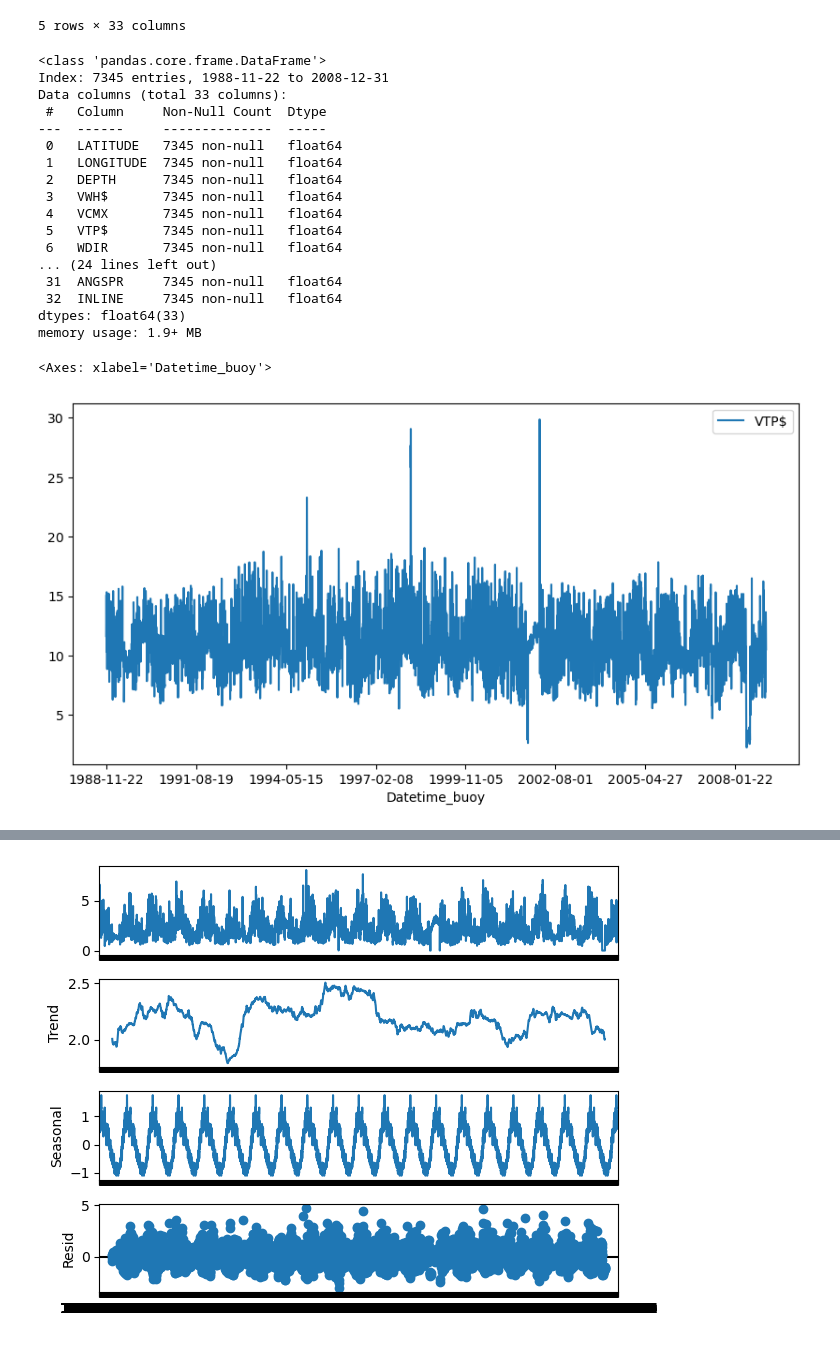
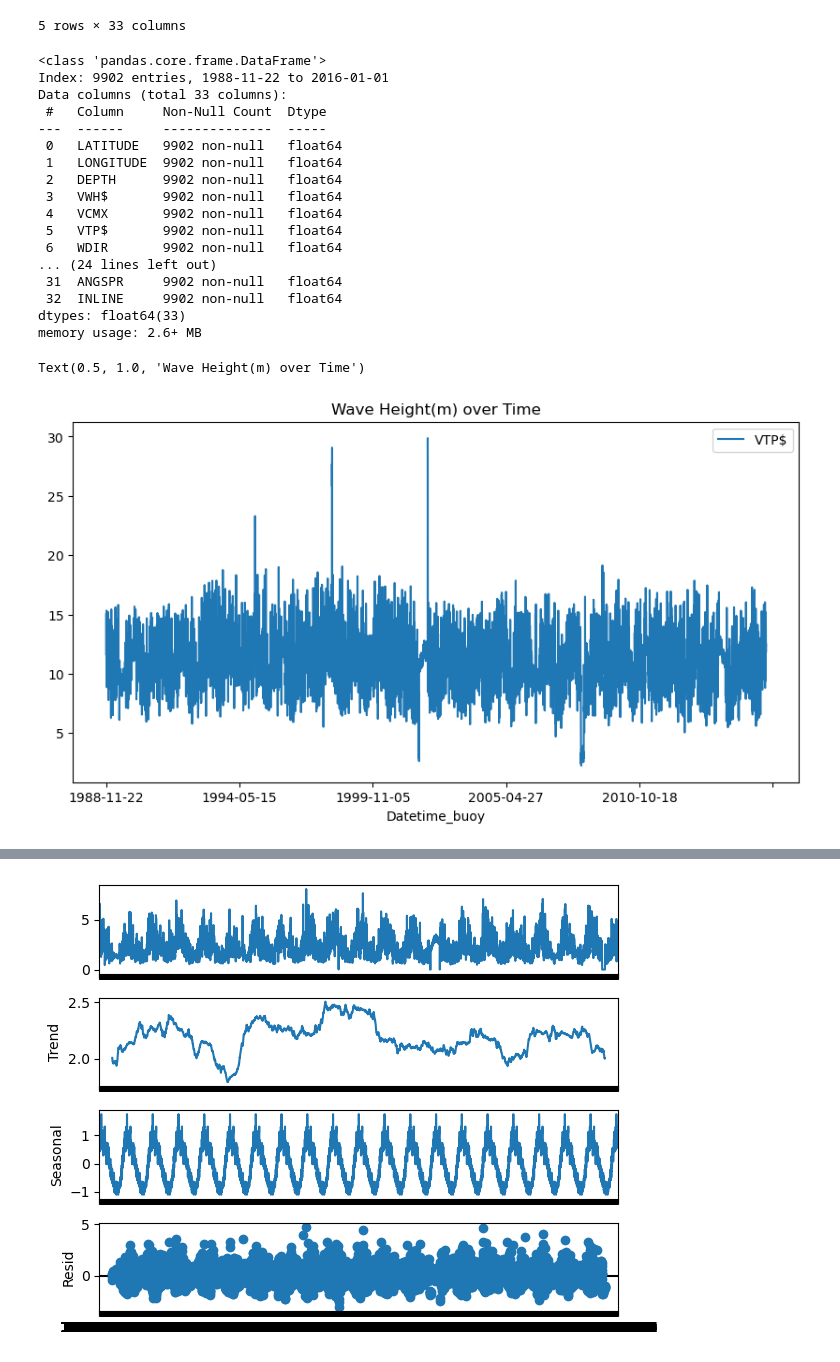
Before and after one commit to ksalango/Capstone-Project, a Jupyter notebook: Notebooks/Wave_Period_Height_TS.ipynb, the cells around one changed output, grey strips where cells are left out. Cells and saved outputs as stored; diff of their text form; code cells hidden in the pictures.

```diff
--- a/Notebooks/Wave_Period_Height_TS.ipynb
+++ b/Notebooks/Wave_Period_Height_TS.ipynb
@@ -17,7 +62,7 @@ from pmdarima import auto_arima
 from statsmodels.graphics.tsaplots import month_plot
 # %%
 #import data
-df=pd.read_csv('../Data/train_set.csv', index_col=0)
+df=pd.read_csv('../Data/df_daily_imputed.csv', index_col=0)
 # %%
 df.head()
 # %% [output]
@@ -33,31 +78,33 @@ df.head()
 df.info()
 # %% [output]
 <class 'pandas.core.frame.DataFrame'>
-Index: 7345 entries, 1988-11-22 to 2008-12-31
+Index: 9902 entries, 1988-11-22 to 2016-01-01
 Data columns (total 33 columns):
  #   Column     Non-Null Count  Dtype
 ---  ------     --------------  -----
- 0   LATITUDE   7345 non-null   float64
- 1   LONGITUDE  7345 non-null   float64
- 2   DEPTH      7345 non-null   float64
- 3   VWH$       7345 non-null   float64
- 4   VCMX       7345 non-null   float64
- 5   VTP$       7345 non-null   float64
- 6   WDIR       7345 non-null   float64
+ 0   LATITUDE   9902 non-null   float64
+ 1   LONGITUDE  9902 non-null   float64
+ 2   DEPTH      9902 non-null   float64
+ 3   VWH$       9902 non-null   float64
+ 4   VCMX       9902 non-null   float64
+ 5   VTP$       9902 non-null   float64
+ 6   WDIR       9902 non-null   float64
 ... (24 lines left out)
- 31  ANGSPR     7345 non-null   float64
- 32  INLINE     7345 non-null   float64
+ 31  ANGSPR     9902 non-null   float64
+ 32  INLINE     9902 non-null   float64
 dtypes: float64(33)
-memory usage: 1.9+ MB
+memory usage: 2.6+ MB
 # %%
 wave_period_data = df[['VTP$']].copy()
 # %%
 wave_height_data =df[['VWH$']].copy()
 # %%
+
 wave_period_data.plot(figsize=(10,5))
+plt.title('Wave Height(m) over Time')
 # %% [output]
-<Axes: xlabel='Datetime_buoy'>
+Text(0.5, 1.0, 'Wave Height(m) over Time')
-[figure, old version]
+[figure, new version]
 # %%
 wave_height_data.plot(figsize=(10,5))
 # %% [output]
```
Also changed, not shown: parts of 7 cells of this notebook, 2 other files.
